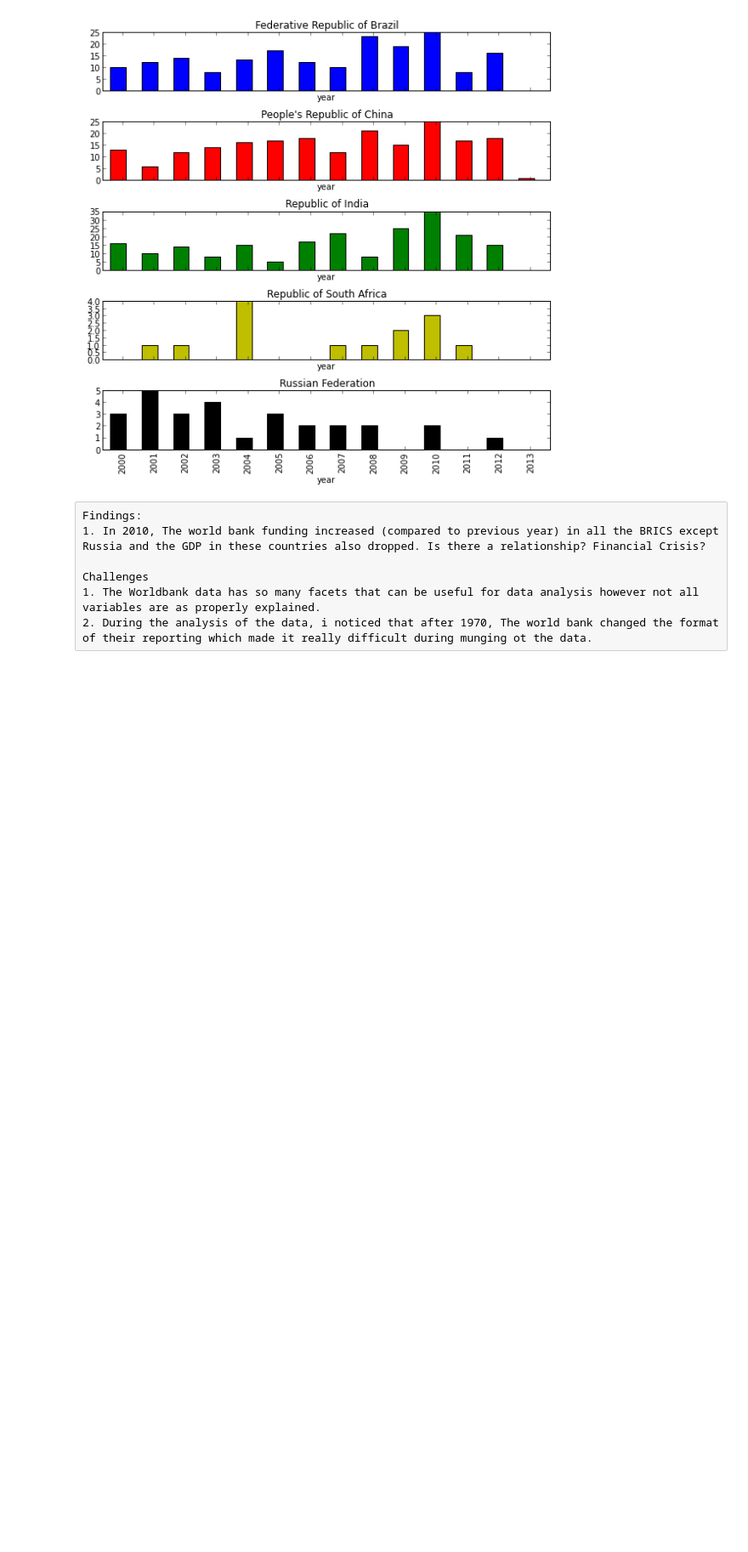
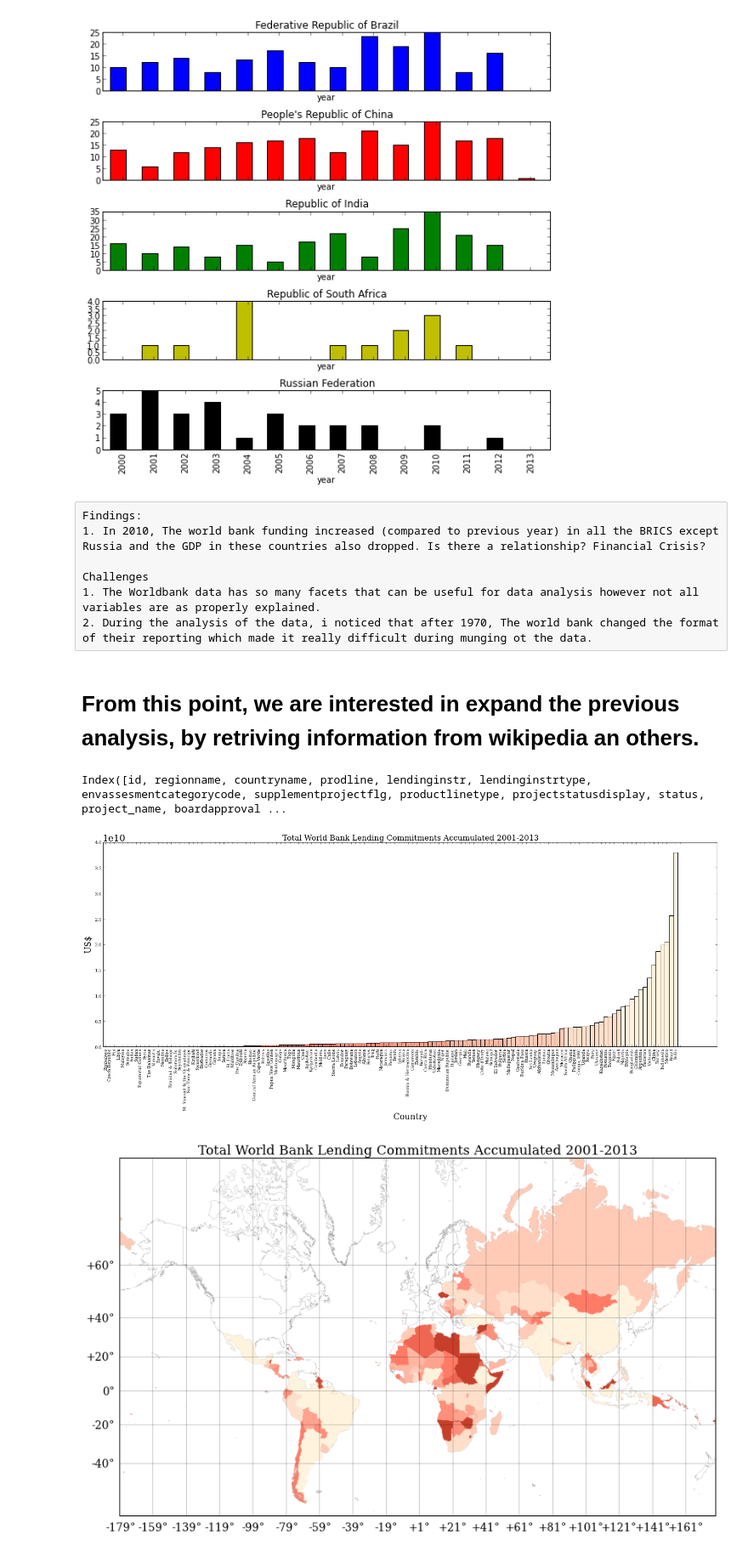
Before and after one commit to iaperez/WWOD, a Jupyter notebook: code/WorldBankData.ipynb, the cells around one changed output. Shown at 85% size. Drawn from its saved outputs; the diff is of its cells as text; code cells hidden in the pictures; blank space fills up the shorter version.

Commit message:
adding Ignacio analysis to main notebook

```diff
--- a/code/WorldBankData.ipynb
+++ b/code/WorldBankData.ipynb
@@ -384,3 +384,37 @@ Findings:
 Challenges
 1. The Worldbank data has so many facets that can be useful for data analysis however not all variables are as properly explained.
 2. During the analysis of the data, i noticed that after 1970, The world bank changed the format of their reporting which made it really difficult during munging ot the data.
+# %% [markdown]
+# From this point, we are interested in expand the previous analysis, by retriving information from wikipedia an others.
+# %%
+import pandas as pd
+import wikipydia as wk
+import mwparserfromhell
+from wikitools import wiki
+from wikitools import api
+from wikitools import category
+from wikitools import page
+import itertools
+import re
+wikisite = "http://en.wikipedia.org/w/api.php"
+wikiObject = wiki.Wiki(wikisite)
+
+projectsAPI = pd.read_csv('../data/projects_operations_api.csv')
+wikipediadf = pd.read_csv('../data/matchcountries.csv')
+
+# some cleaning on the datasets
+wikipediadf.index =wikipediadf['countryname']
+projectsAPI['countryname'] = [str(country).split(";")[0] for country in projectsAPI['countryname']]
+#print matchNames.columns
+#print projectsAPI.columns
+projects = pd.merge(projectsAPI,wikipediadf, on='countryname', how = 'left')
+projects = projects[projects['countryname'].map(type) != type(0.0)]
+projectsAPI = projectsAPI[projectsAPI['countryname'].map(type) != type(0.0)]
+
+projects['totalamt'] = projects['totalamt'].str.replace(';','')
+projects['totalamt'] = projects['totalamt'].astype('float32')
+print projects.columns
+projects['year'] = [str(x)[0:4] for x in projects['boardapprovaldate']]
+projects[projects.year == 'nan'] =[str(x)[0:4] for x in projects[projects.year == 'nan']['closingdate']]
+# %% [output]
+Index([id, regionname, countryname, prodline, lendinginstr, lendinginstrtype, envassesmentcategorycode, supplementprojectflg, productlinetype, projectstatusdisplay, status, project_name, boardapproval ...
@@ -386,0 +598,12 @@ Challenges
+# %%
+heatmapfounding = pd.DataFrame(projects[projects.type == 'Country'], columns=['wikiname','mapname','totalamt','year'])
+heatmapfounding = pd.DataFrame(heatmapfounding[heatmapfounding.year>='2001'], columns=['wikiname','mapname','totalamt','year'])
+
+heatmapfounding = heatmapfounding.groupby(['wikiname','mapname']).sum()
+heatmapfounding['color'] = pd.Series(["hola" for x in heatmapfounding.index], index=heatmapfounding.index)
+
+drawBarCharReference( '#C73F2A',heatmapfounding, "totalamt","Total World Bank Lending Commitments Accumulated 2001-2013",['Country','US$'])
+draw_global_map(['#ffffff','#000000'],heatmapfounding, ['Total World Bank Lending Commitments Accumulated 2001-2013'])
+# %% [output]
+[figure, added]
+[figure, added]
```
Also changed, not shown: parts of 15 cells of this notebook.
